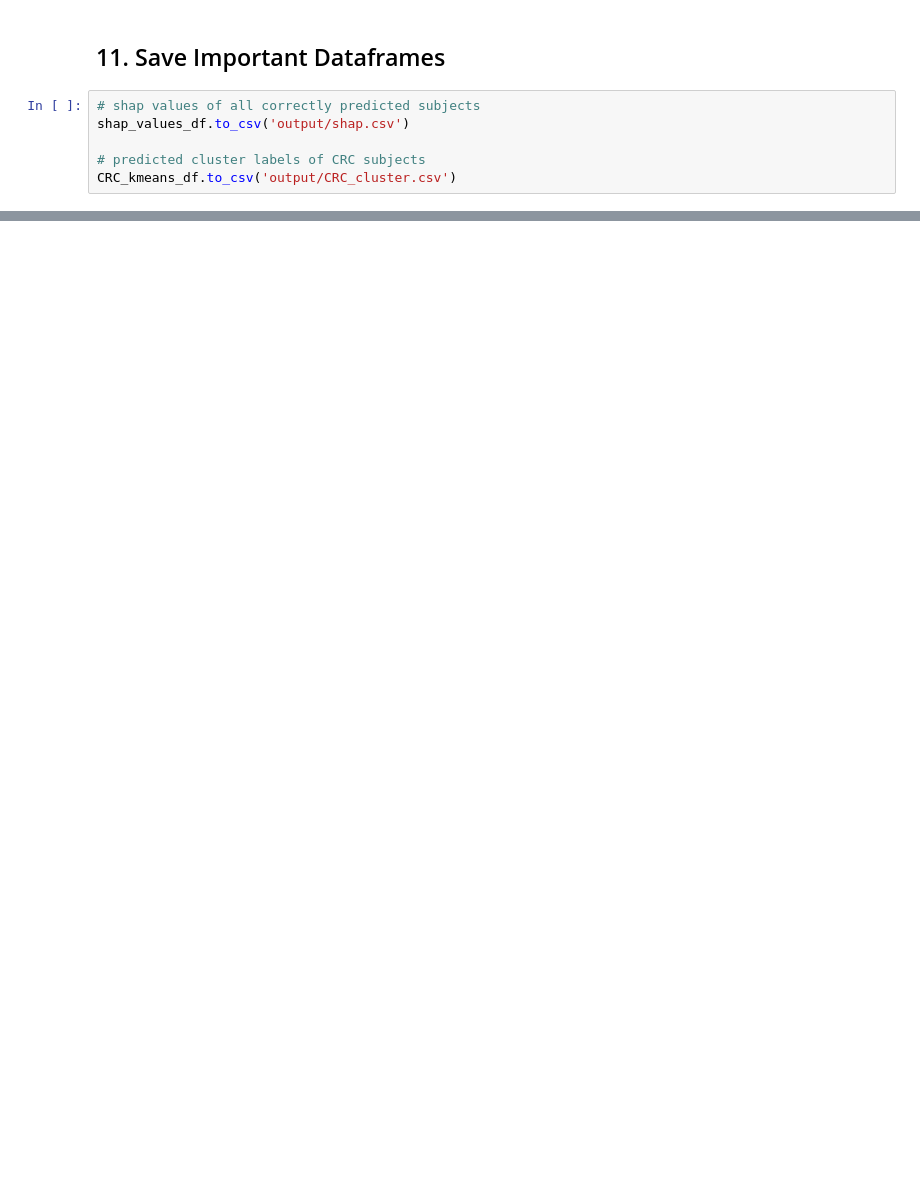
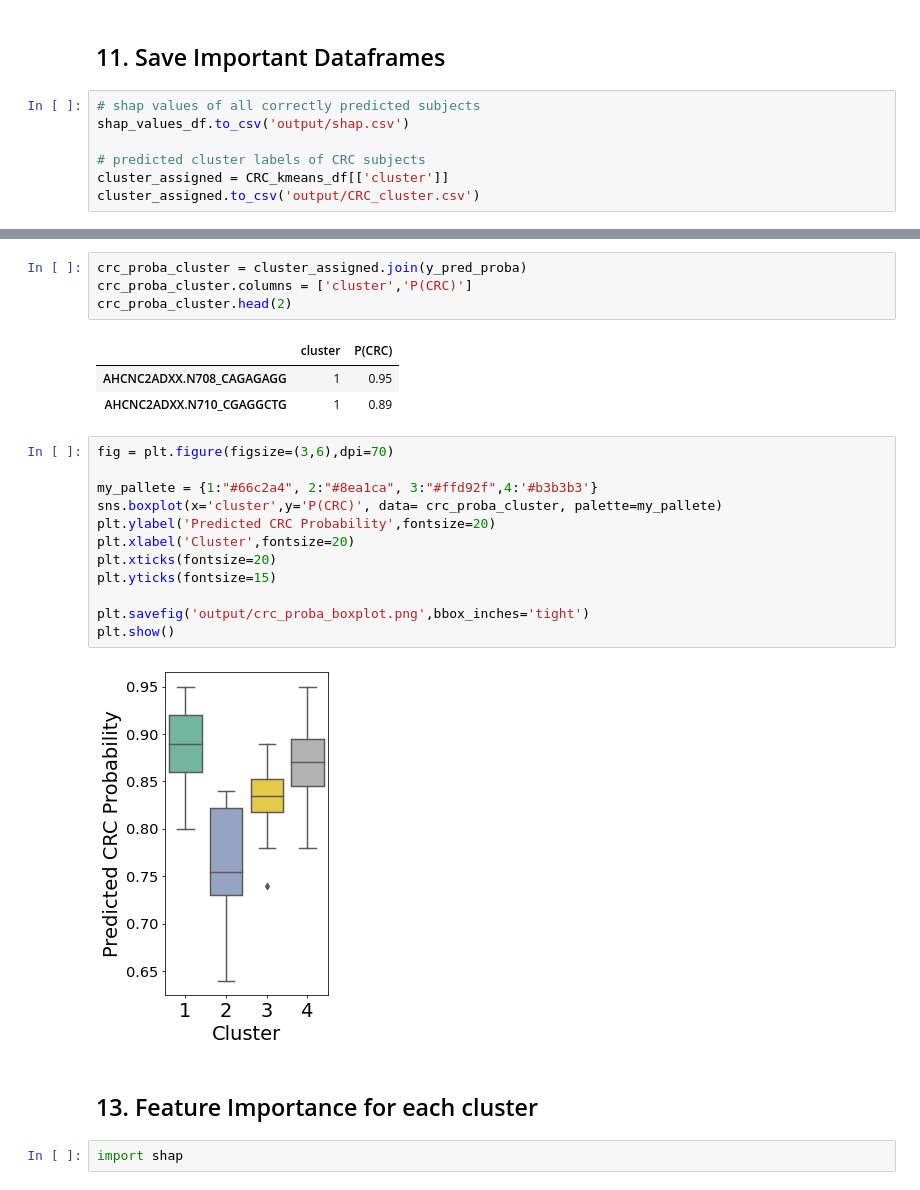
Before and after one commit to ryzary/shapmat, a Jupyter notebook: tutorial_1.ipynb, the cells around one changed output, grey strips where cells are left out. Cells and saved outputs as stored; diff of their text form; blank space fills up the shorter version.

Commit message:
kmeans viz debug

```diff
--- a/tutorial_1.ipynb
+++ b/tutorial_1.ipynb
@@ -278,4 +283,5 @@ plot_elbow_method(CRC_cluster_df=CRC_kmeans_df)
 shap_values_df.to_csv('output/shap.csv')
 
 # predicted cluster labels of CRC subjects
-CRC_kmeans_df.to_csv('output/CRC_cluster.csv')
+cluster_assigned = CRC_kmeans_df[['cluster']]
+cluster_assigned.to_csv('output/CRC_cluster.csv')
@@ -281,0 +296,26 @@ CRC_kmeans_df.to_csv('output/CRC_cluster.csv')
+# %%
+crc_proba_cluster = cluster_assigned.join(y_pred_proba)
+crc_proba_cluster.columns = ['cluster','P(CRC)']
+crc_proba_cluster.head(2)
+# %% [output]
+|  | cluster | P(CRC) |
+| AHCNC2ADXX.N708_CAGAGAGG | 1 | 0.95 |
+| AHCNC2ADXX.N710_CGAGGCTG | 1 | 0.89 |
+# %%
+fig = plt.figure(figsize=(3,6),dpi=70)
+
+my_pallete = {1:"#66c2a4", 2:"#8ea1ca", 3:"#ffd92f",4:'#b3b3b3'}
+sns.boxplot(x='cluster',y='P(CRC)', data= crc_proba_cluster, palette=my_pallete)
+plt.ylabel('Predicted CRC Probability',fontsize=20)
+plt.xlabel('Cluster',fontsize=20)
+plt.xticks(fontsize=20)
+plt.yticks(fontsize=15)
+
+plt.savefig('output/crc_proba_boxplot.png',bbox_inches='tight')
+plt.show()
+# %% [output]
+[figure, added]
+# %% [markdown]
+## 13. Feature Importance for each cluster
+# %%
+import shap
```
Also changed, not shown: parts of 10 cells of this notebook, 6 other files.
